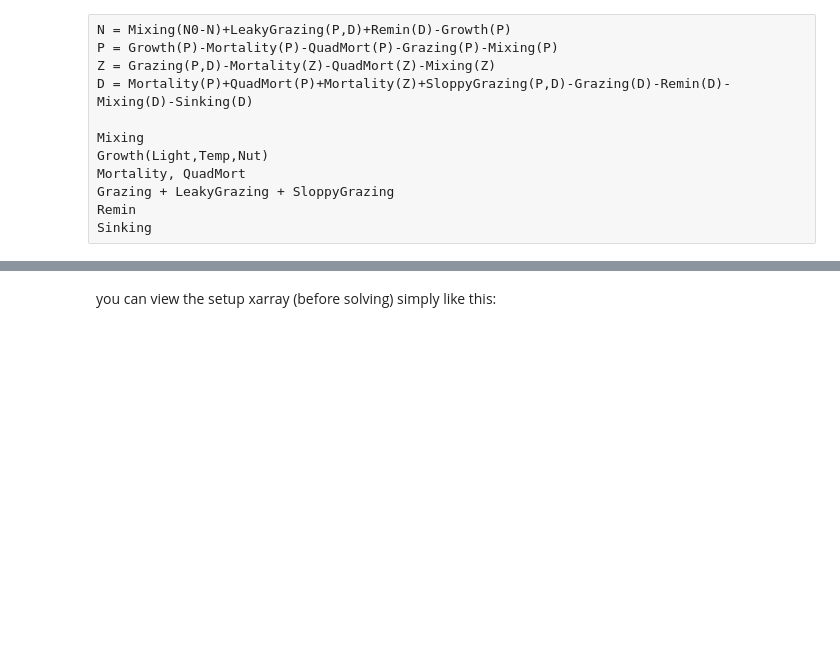
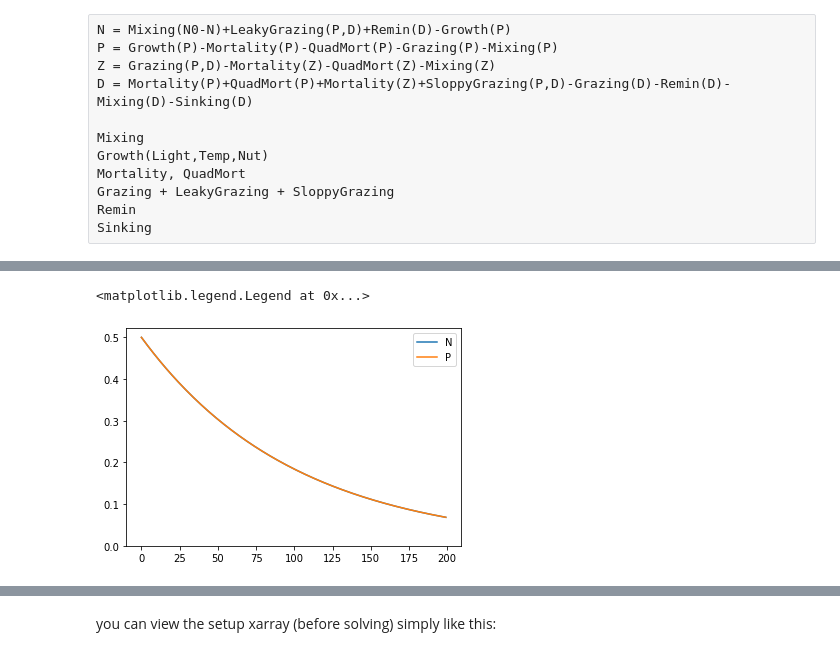
Before and after one commit to ben1post/phydra, a Jupyter notebook: prototypes/NewCore_NPZD_prototype.ipynb, the cells around one changed output, grey strips where cells are left out. Cells and saved outputs as stored; diff of their text form; code cells hidden in the pictures; blank space fills up the shorter version.

```diff
--- a/prototypes/NewCore_NPZD_prototype.ipynb
+++ b/prototypes/NewCore_NPZD_prototype.ipynb
@@ -54,0 +153,2 @@ from phydra.processes.fluxes import (LinearOutputFlux, ForcingLinearInputFlux,
+# %%
+gekko_setup = phydra.update_setup(model=MultiTest, old_setup=odeint_setup, new_solver="gekko")
@@ -54,0 +195,3 @@ from phydra.processes.fluxes import (LinearOutputFlux, ForcingLinearInputFlux,
+# %%
+with ProgressBar(frontend="console"):
+        out_ds1 = gekko_setup.xsimlab.run(model=MultiTest)
@@ -54,0 +217,8 @@ from phydra.processes.fluxes import (LinearOutputFlux, ForcingLinearInputFlux,
+# %%
+plt.plot(out_ds1.N__value, label='N')
+plt.plot(out_ds1.P__value, label='P')
+plt.ylim(bottom=0)
+plt.legend()
+# %% [output]
+<matplotlib.legend.Legend at 0x...>
+[figure, added]
```
Also changed, not shown: parts of 22 cells of this notebook, 3 other files.
